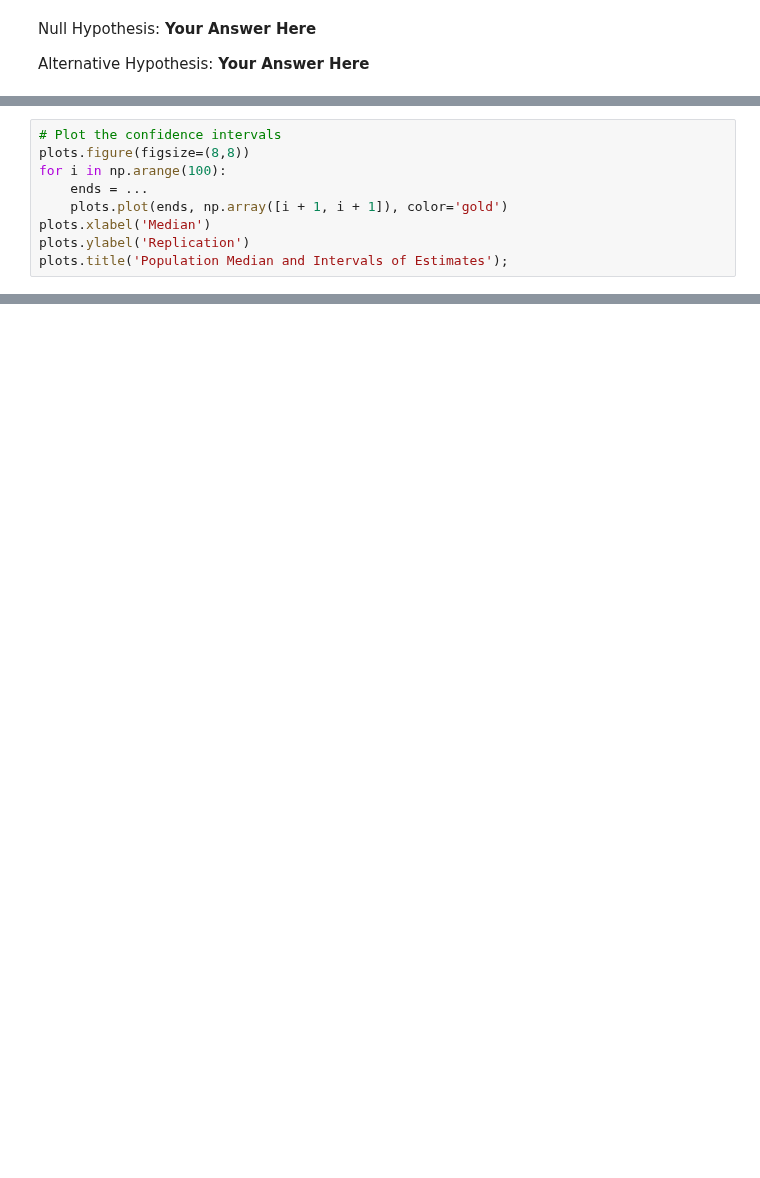
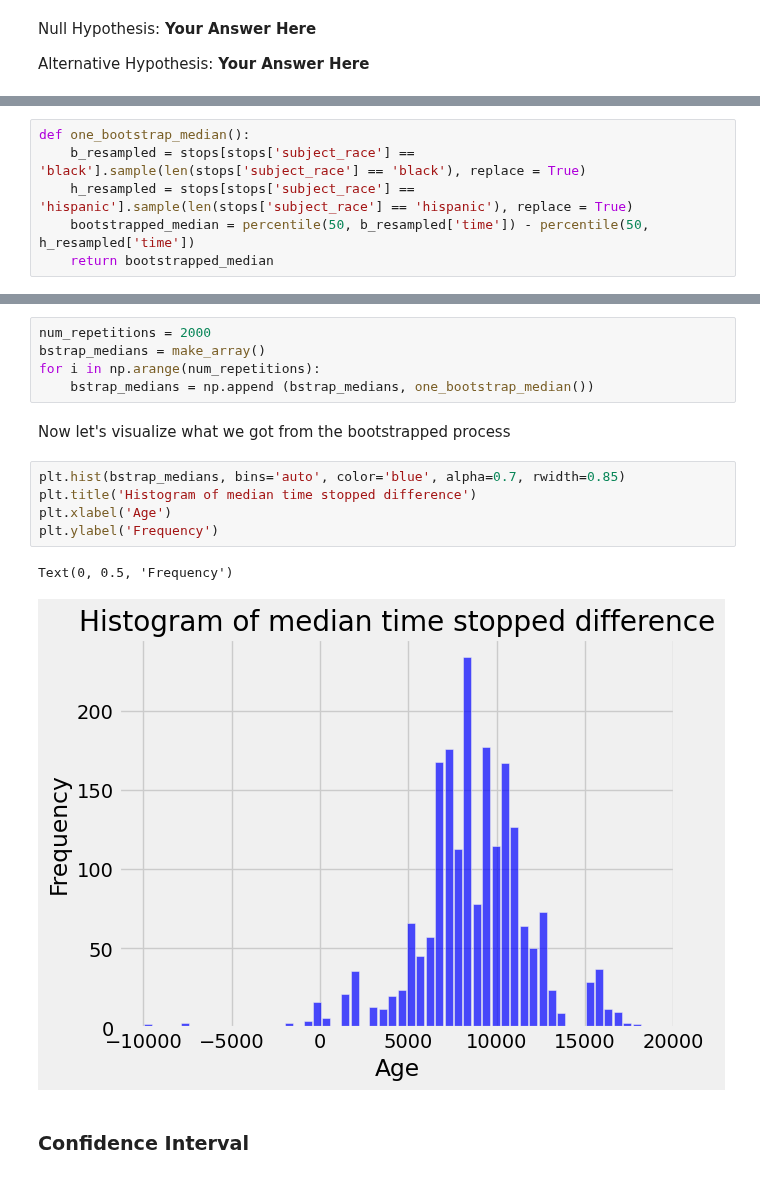
Before and after one commit to ds-modules/Legalst-123, a Jupyter notebook: labs/05_Large n/05_Central_Limit_Theorem_Confidence_Intervals_Hypothesis_Testing-Sol.ipynb, the cells around one changed output, grey strips where cells are left out. Drawn from its saved outputs; the diff is of its cells as text; blank space fills up the shorter version.

```diff
--- a/labs/05_Large n/05_Central_Limit_Theorem_Confidence_Intervals_Hypothesis_Testing-Sol.ipynb
+++ b/labs/05_Large n/05_Central_Limit_Theorem_Confidence_Intervals_Hypothesis_Testing-Sol.ipynb
@@ -274,9 +200,0 @@ Finally, plot 100 confidence intervals (stacked on top of each other). What can
-# %%
-# Plot the confidence intervals
-plots.figure(figsize=(8,8))
-for i in np.arange(100):
-    ends = ...
-    plots.plot(ends, np.array([i + 1, i + 1]), color='gold')
-plots.xlabel('Median')
-plots.ylabel('Replication')
-plots.title('Population Median and Intervals of Estimates');
@@ -294,0 +237,6 @@ In this section, we'll take a closer look at how confidence intervals work and s
+# %%
+def one_bootstrap_median():
+    b_resampled = stops[stops['subject_race'] == 'black'].sample(len(stops['subject_race'] == 'black'), replace = True)
+    h_resampled = stops[stops['subject_race'] == 'hispanic'].sample(len(stops['subject_race'] == 'hispanic'), replace = True)
+    bootstrapped_median = percentile(50, b_resampled['time']) - percentile(50, h_resampled['time'])
+    return bootstrapped_median
@@ -294,0 +253,17 @@ In this section, we'll take a closer look at how confidence intervals work and s
+# %%
+num_repetitions = 2000
+bstrap_medians = make_array()
+for i in np.arange(num_repetitions):
+    bstrap_medians = np.append (bstrap_medians, one_bootstrap_median())
+# %% [markdown]
+Now let's visualize what we got from the bootstrapped process
+# %%
+plt.hist(bstrap_medians, bins='auto', color='blue', alpha=0.7, rwidth=0.85)
+plt.title('Histogram of median time stopped difference')
+plt.xlabel('Age')
+plt.ylabel('Frequency')
+# %% [output]
+Text(0, 0.5, 'Frequency')
+[figure, added]
+# %% [markdown]
+### Confidence Interval
```
Also changed, not shown: parts of 46 cells of this notebook, 1 other file.
